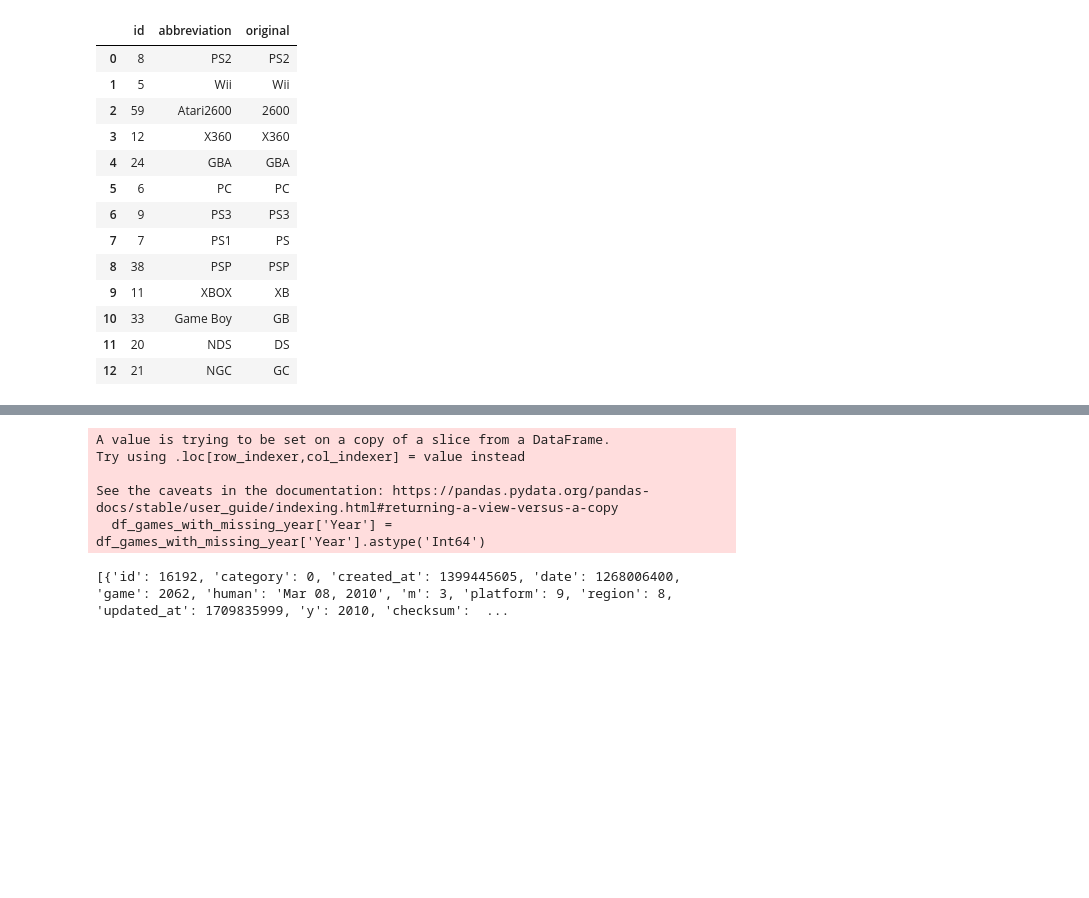
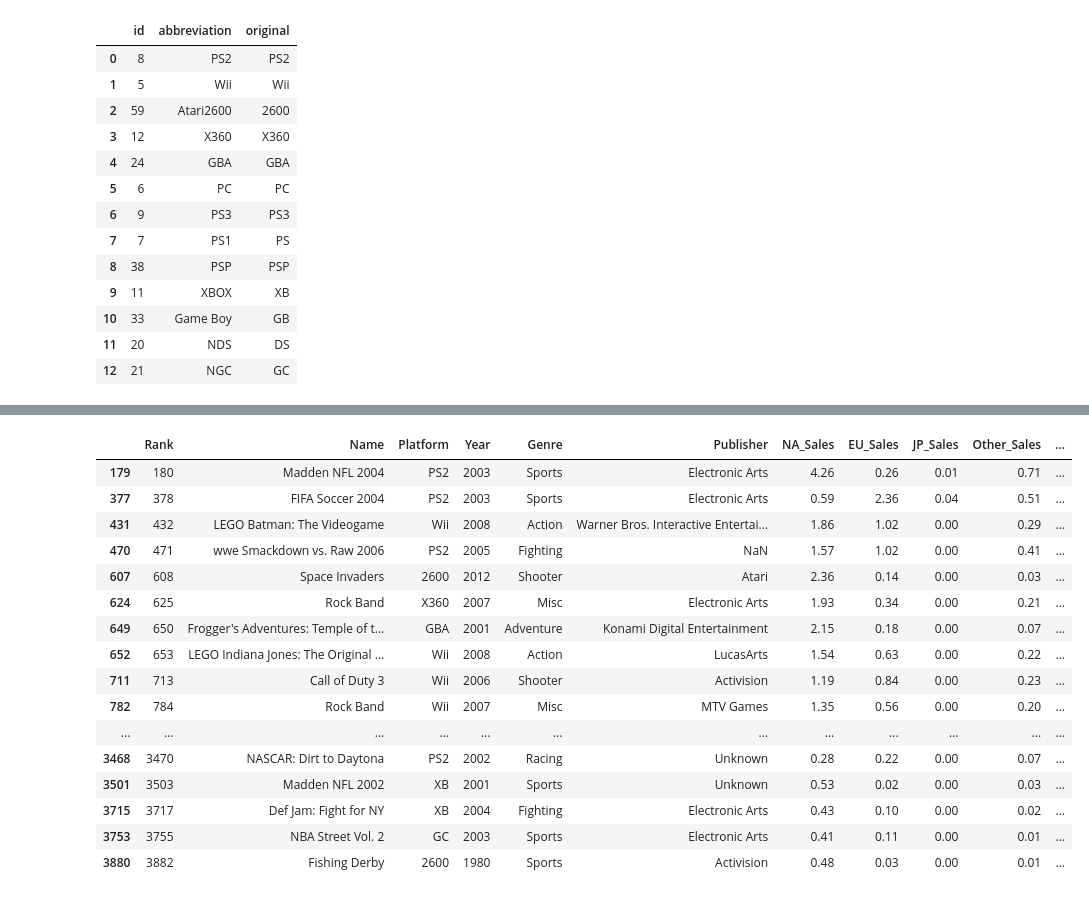
Before and after one commit to PawelG-WWA/Public_Projects, a Jupyter notebook: DataAnalysis/VideoGamesAnalysis/vgsales.ipynb, the cells around one changed output, grey strips where cells are left out. Cells and saved outputs as stored; diff of their text form; code cells hidden in the pictures; blank space fills up the shorter version.

Commit message:
download year from twitch api (#16)

```diff
--- a/DataAnalysis/VideoGamesAnalysis/vgsales.ipynb
+++ b/DataAnalysis/VideoGamesAnalysis/vgsales.ipynb
@@ -249,8 +249,8 @@ def get_release_date(game_record):
         return None
     return datetime.datetime.fromtimestamp(response[0]['first_release_date']).year
 
-if os.path.exists('../files/games_with)missing_year.pkl'):
-    with open ('../files/games_with_missing_year.pkl', 'rb') as f:
+if os.path.exists('../files/df_games_with_missing_year.pkl'):
+    with open ('../files/df_games_with_missing_year.pkl', 'rb') as f:
         print('Reading df_games_with_missing_year from file')
         df_games_with_missing_year = pickle.load(f)
 else:
@@ -284,17 +285,24 @@ df_games_with_missing_year['Year'] = df_games_with_missing_year['Year'].astype('
 # save df with missing years to a file
 with open('../files/df_games_with_missing_year.pkl', 'wb') as f:
     pickle.dump(df_games_with_missing_year, f)
-# %% [output]
-A value is trying to be set on a copy of a slice from a DataFrame.
-Try using .loc[row_indexer,col_indexer] = value instead
-
-See the caveats in the documentation: https://pandas.pydata.org/pandas-docs/stable/user_guide/indexing.html#returning-a-view-versus-a-copy
-  df_games_with_missing_year['Year'] = df_games_with_missing_year['Year'].astype('Int64')
-# %%
-query='fields *; where id = 16192;'
-
-response = requests.post(f'{twitch_api_url}/release_dates', headers=headers, data=query)
-
-print(response.json())
-# %% [output]
-[{'id': 16192, 'category': 0, 'created_at': 1399445605, 'date': 1268006400, 'game': 2062, 'human': 'Mar 08, 2010', 'm': 3, 'platform': 9, 'region': 8, 'updated_at': 1709835999, 'y': 2010, 'checksum':  ...
+# %%
+df_games_with_missing_year.dropna(subset=['Year'], inplace=True)
+df_games_with_missing_year
+# %% [output]
+|  | Rank | Name | Platform | Year | Genre | Publisher | NA_Sales | EU_Sales | JP_Sales | Other_Sales | ... |
+| 179 | 180 | Madden NFL 2004 | PS2 | 2003 | Sports | Electronic Arts | 4.26 | 0.26 | 0.01 | 0.71 | ... |
+| 377 | 378 | FIFA Soccer 2004 | PS2 | 2003 | Sports | Electronic Arts | 0.59 | 2.36 | 0.04 | 0.51 | ... |
+| 431 | 432 | LEGO Batman: The Videogame | Wii | 2008 | Action | Warner Bros. Interactive Entertai... | 1.86 | 1.02 | 0.00 | 0.29 | ... |
+| 470 | 471 | wwe Smackdown vs. Raw 2006 | PS2 | 2005 | Fighting | NaN | 1.57 | 1.02 | 0.00 | 0.41 | ... |
+| 607 | 608 | Space Invaders | 2600 | 2012 | Shooter | Atari | 2.36 | 0.14 | 0.00 | 0.03 | ... |
+| 624 | 625 | Rock Band | X360 | 2007 | Misc | Electronic Arts | 1.93 | 0.34 | 0.00 | 0.21 | ... |
+| 649 | 650 | Frogger's Adventures: Temple of t... | GBA | 2001 | Adventure | Konami Digital Entertainment | 2.15 | 0.18 | 0.00 | 0.07 | ... |
+| 652 | 653 | LEGO Indiana Jones: The Original ... | Wii | 2008 | Action | LucasArts | 1.54 | 0.63 | 0.00 | 0.22 | ... |
+| 711 | 713 | Call of Duty 3 | Wii | 2006 | Shooter | Activision | 1.19 | 0.84 | 0.00 | 0.23 | ... |
+| 782 | 784 | Rock Band | Wii | 2007 | Misc | MTV Games | 1.35 | 0.56 | 0.00 | 0.20 | ... |
+| ... | ... | ... | ... | ... | ... | ... | ... | ... | ... | ... | ... |
+| 3468 | 3470 | NASCAR: Dirt to Daytona | PS2 | 2002 | Racing | Unknown | 0.28 | 0.22 | 0.00 | 0.07 | ... |
+| 3501 | 3503 | Madden NFL 2002 | XB | 2001 | Sports | Unknown | 0.53 | 0.02 | 0.00 | 0.03 | ... |
+| 3715 | 3717 | Def Jam: Fight for NY | XB | 2004 | Fighting | Electronic Arts | 0.43 | 0.10 | 0.00 | 0.02 | ... |
+| 3753 | 3755 | NBA Street Vol. 2 | GC | 2003 | Sports | Electronic Arts | 0.41 | 0.11 | 0.00 | 0.01 | ... |
+| 3880 | 3882 | Fishing Derby | 2600 | 1980 | Sports | Activision | 0.48 | 0.03 | 0.00 | 0.01 | ... |
```
Also changed, not shown: parts of 6 cells of this notebook.
